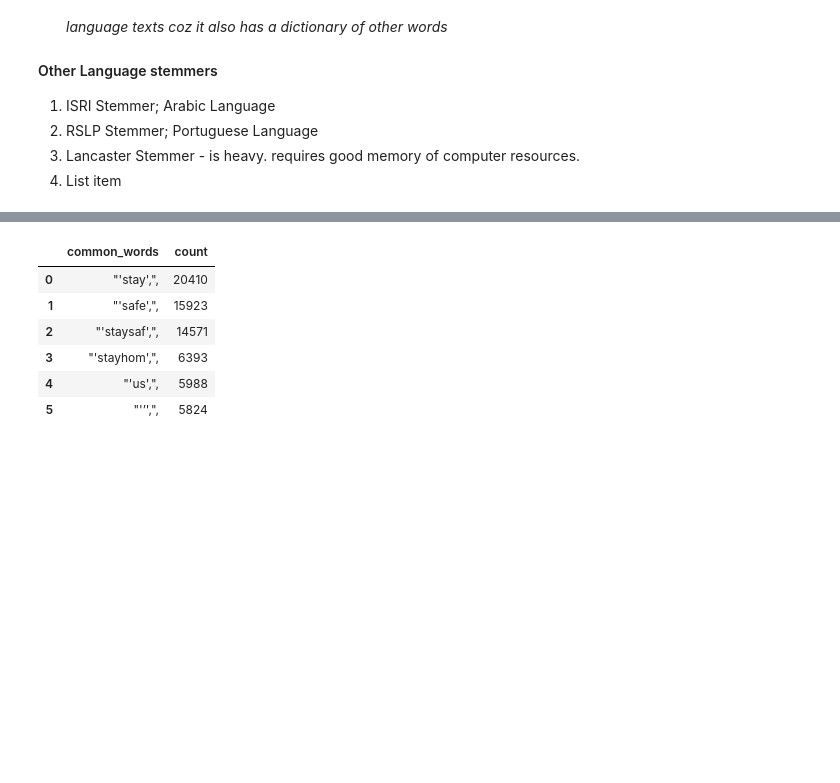
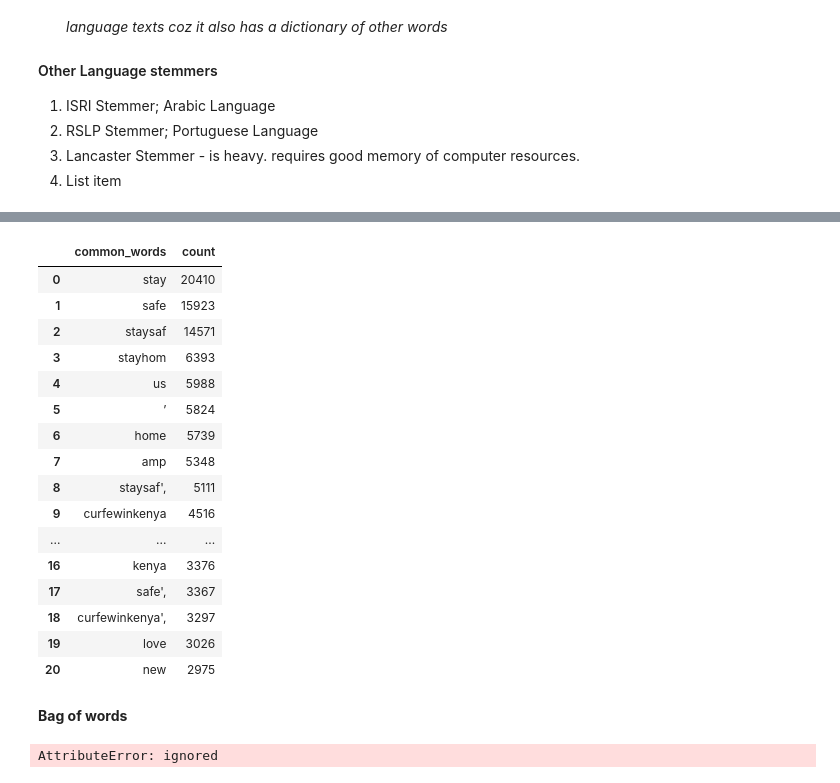
Before and after one commit to Grivine-19/Coronavirus-Sentiment-Analysis-Kenya, a Jupyter notebook: nairobi_county.ipynb, the cells around one changed output, grey strips where cells are left out. Drawn from its saved outputs; the diff is of its cells as text; code cells hidden in the pictures; blank space fills up the shorter version.

Commit message:
vectorized text

```diff
--- a/nairobi_county.ipynb
+++ b/nairobi_county.ipynb
@@ -525,15 +552,44 @@ nairobi_df3.drop(['Unnamed: 0', 'unnamed: 0', 'unnamed: 0.1'], axis=1)
 4173 rows × 7 columns
 # %%
+#Display the most common words after stemming
+
 nairobi_df3['text_stem'] = nairobi_df3['text_stem'].apply(lambda x:str(x).split()) #Use tokenize or split, smae results
 top = Counter([item for sublist in nairobi_df3['text_stem'] for item in sublist]) #Counts the frequency of words
-temp = pd.DataFrame(top.most_common(6)) #top five words
+temp = pd.DataFrame(top.most_common(21)) #top twenty words
 temp.columns = ['common_words', 'count']
 temp.style.background_gradient(cmap = 'Blues')
 # %% [output]
 |  | common_words | count |
-| 0 | "'stay',", | 20410 |
-| 1 | "'safe',", | 15923 |
-| 2 | "'staysaf',", | 14571 |
-| 3 | "'stayhom',", | 6393 |
-| 4 | "'us',", | 5988 |
-| 5 | "'’',", | 5824 |
+| 0 | stay | 20410 |
+| 1 | safe | 15923 |
+| 2 | staysaf | 14571 |
+| 3 | stayhom | 6393 |
+| 4 | us | 5988 |
+| 5 | ’ | 5824 |
+| 6 | home | 5739 |
+| 7 | amp | 5348 |
+| 8 | staysaf', | 5111 |
+| 9 | curfewinkenya | 4516 |
+| ... | ... | ... |
+| 16 | kenya | 3376 |
+| 17 | safe', | 3367 |
+| 18 | curfewinkenya', | 3297 |
+| 19 | love | 3026 |
+| 20 | new | 2975 |
+# %% [markdown]
+**Bag of words**
+# %%
+#Vectorize the texts
+
+cv = CountVectorizer
+
+corpus = nairobi_df3['text_stem']
+
+cv = CountVectorizer(stop_words = 'english', analyzer = 'word') #ngram_range=(2,3) groupings can be specified using ngram
+bow = cv.fit_transorm(corpus)
+
+#view the vocabulary and frequency
+
+cv.vocabulary_
+# %% [output]
+AttributeError: ignored
```
Also changed, not shown: parts of 15 cells of this notebook.
